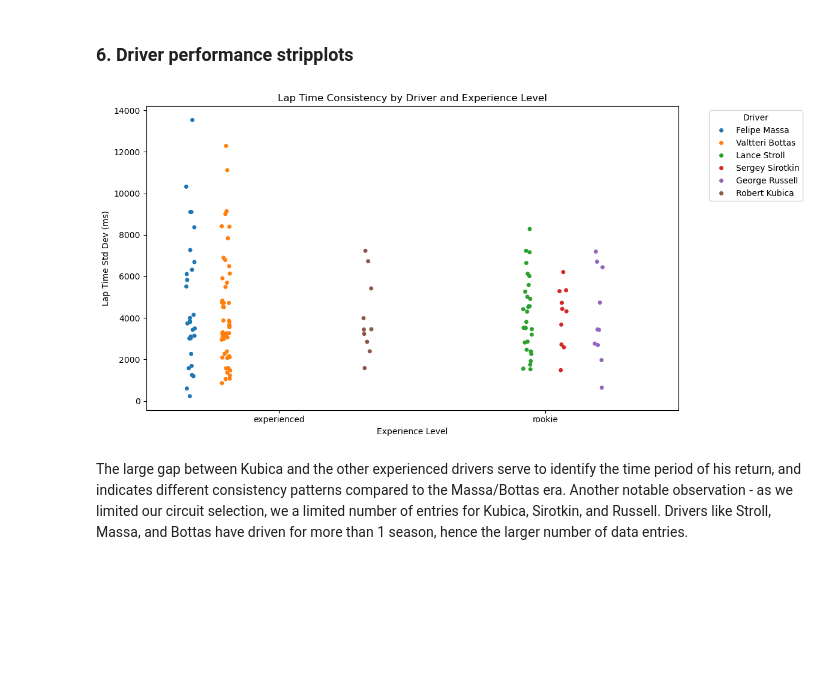
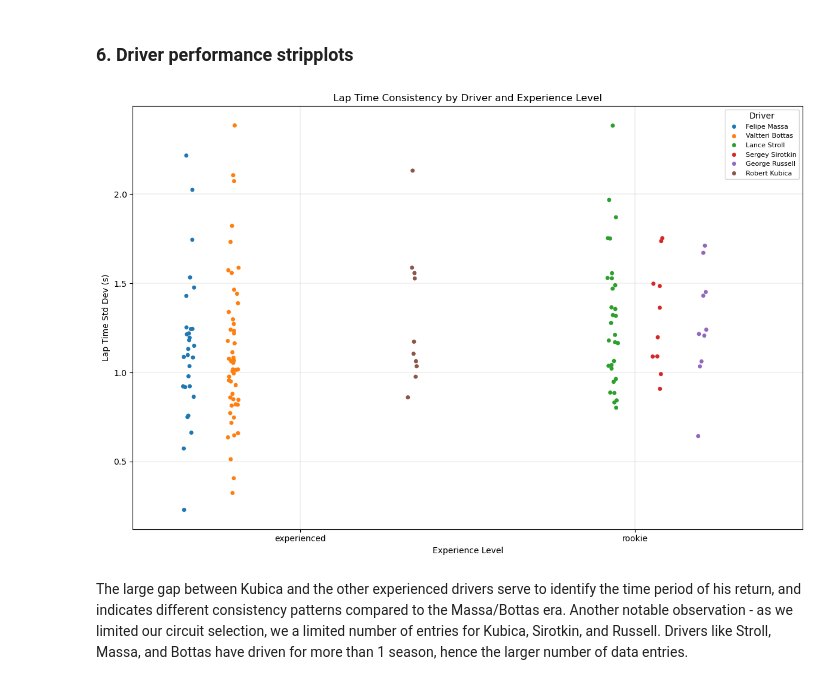
Before and after one commit to FD2906/williams-racing-strategies, a Jupyter notebook: notebooks/kpi3-3-analysis.ipynb, the cells around one changed output. Drawn from its saved outputs; the diff is of its cells as text; code cells hidden in the pictures; blank space fills up the shorter version.

```diff
--- a/notebooks/kpi3-3-analysis.ipynb
+++ b/notebooks/kpi3-3-analysis.ipynb
@@ -667,27 +642,31 @@ plt.show()
 # %% [markdown]
 ### 6. Driver performance stripplots
 # %%
-plt.figure(figsize=(12,6))
+# Option 1: Legend inside chart area, automatically positioned
+plt.figure(figsize=(12, 8))
 
 consistency_stripplot = sns.stripplot(
     data=df,
     x='rookie_or_experienced',
-    y='laptime_std_ms',
+    y=df['laptime_std_ms']/1000,
     hue='driver_name',
     jitter=True,
     dodge=True,
     palette='tab10'
 )
 
 consistency_stripplot.set_title("Lap Time Consistency by Driver and Experience Level")
 consistency_stripplot.set_xlabel("Experience Level")
-consistency_stripplot.set_ylabel("Lap Time Std Dev (ms)")
+consistency_stripplot.set_ylabel("Lap Time Std Dev (s)")
 
-plt.legend(title='Driver', bbox_to_anchor=(1.05, 1), loc='upper left')
+# Option 1: Inside chart, best location automatically chosen
+plt.legend(title='Driver', loc='best', framealpha=0.9, fontsize=8)
+
 plt.tight_layout()
+plt.grid(linewidth=0.25)
 plt.show()
 # %% [output]
-[figure, old version]
+[figure, new version]
 # %% [markdown]
 
 
```
Also changed, not shown: parts of 27 cells of this notebook, 15 other files.
